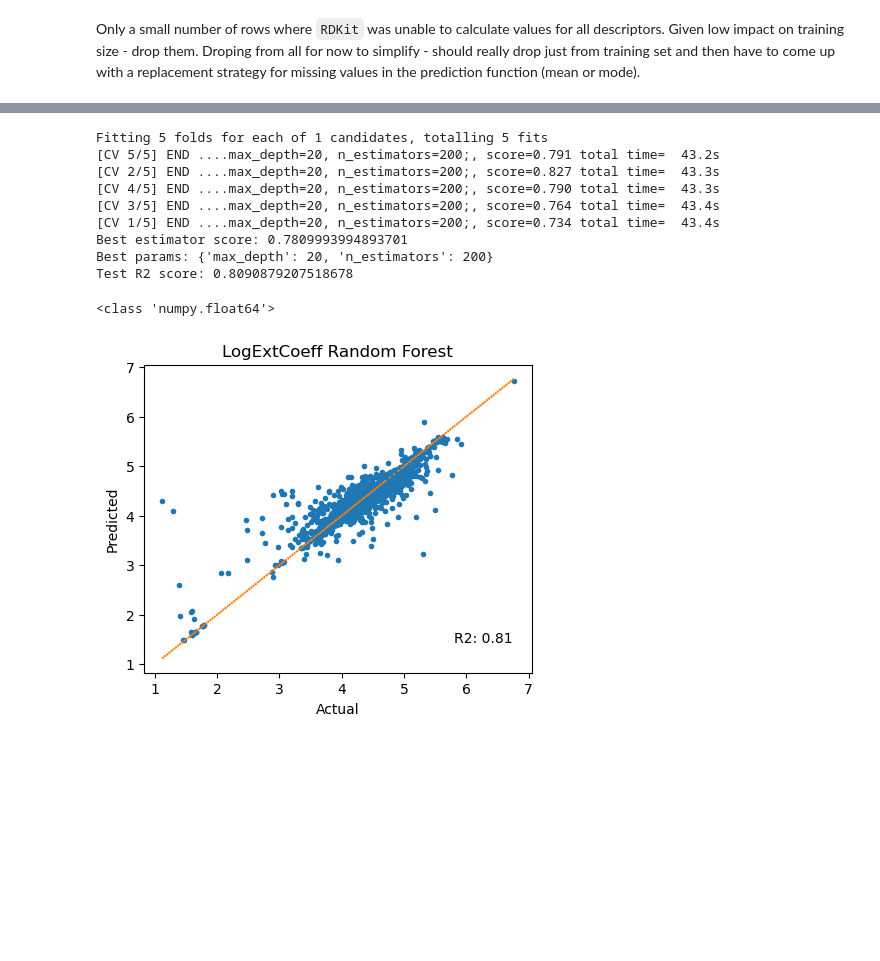
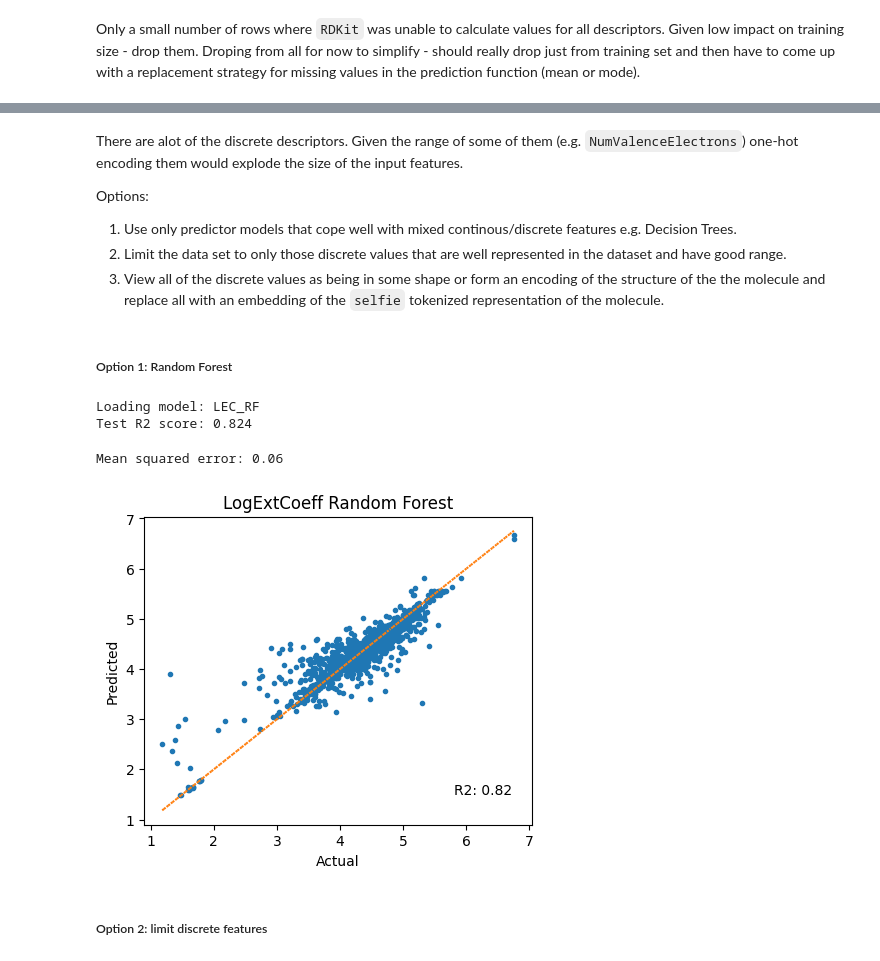
Before and after one commit to ChrisCollison/spectrum, a Jupyter notebook: example_estimators_rdkit.ipynb, the cells around one changed output, grey strips where cells are left out. Saved outputs shown, nothing was run; the diff lists cells and outputs as text; code cells hidden in the pictures; blank space fills up the shorter version.

```diff
--- a/example_estimators_rdkit.ipynb
+++ b/example_estimators_rdkit.ipynb
@@ -105,0 +56,3 @@ Type of y_train: <class 'pandas.core.series.Series'>
+# %%
+# Create a new dataset with the missing values dropped
+lec_data = DataSet("LogExtCoeff", fill_na="drop")
@@ -106,29 +115,34 @@ Type of y_train: <class 'pandas.core.series.Series'>
+# %% [markdown]
+There are alot of the discrete descriptors.  Given the range of some of them (e.g. `NumValenceElectrons`) one-hot encoding them would explode the size of the input features.
+
+Options:
+1. Use only predictor models that cope well with mixed continous/discrete features e.g. Decision Trees.
+2. Limit the data set to only those discrete values that are well represented in the dataset and have good range.
+3. View all of the discrete values as being in some shape or form an encoding of the structure of the the molecule and replace all with an embedding of the `selfie` tokenized representation of the molecule.
+# %% [markdown]
+##### Option 1: Random Forest
 # %%
-# Example of a gridg search of a RandomForestRegressor
+# Example of a grid search of a RandomForestRegressor
 rf = RandomForestRegressor(n_jobs=-1, random_state=42)
 params = {
     'n_estimators': [ 200 ],
     'max_depth': [ 20 ],
 }
 
-grid, y_pred, r2 = grid_search(rf, params, data, scaler=None, save=True, verbose=3)
+grid, y_pred, r2 = grid_search(rf, params, lec_data, scaler=None, model_name="LEC_RF", verbose=3)
 # %% [output]
-Fitting 5 folds for each of 1 candidates, totalling 5 fits
-[CV 5/5] END ....max_depth=20, n_estimators=200;, score=0.791 total time=  43.2s
-[CV 2/5] END ....max_depth=20, n_estimators=200;, score=0.827 total time=  43.3s
-[CV 4/5] END ....max_depth=20, n_estimators=200;, score=0.790 total time=  43.3s
-[CV 3/5] END ....max_depth=20, n_estimators=200;, score=0.764 total time=  43.4s
-[CV 1/5] END ....max_depth=20, n_estimators=200;, score=0.734 total time=  43.4s
-Best estimator score: 0.7809993994893701
-Best params: {'max_depth': 20, 'n_estimators': 200}
-Test R2 score: 0.8090879207518678
+Loading model: LEC_RF
+Test R2 score: 0.824
-# %%
-print(type(r2))
-# %% [output]
-<class 'numpy.float64'>
+# %%
+mse = mean_squared_error(lec_data.y_test["LogExtCoeff"], y_pred)
+print(f"Mean squared error: {mse:.2f}")
+# %% [output]
+Mean squared error: 0.06
 # %%
 
 #Plot the results
-plot_results(data.y_test, y_pred, 'LogExtCoeff Random Forest', r2)
+plot_results(lec_data.y_test['LogExtCoeff'], y_pred, 'LogExtCoeff Random Forest', r2)
 # %% [output]
-[figure, old version]
+[figure, new version]
+# %% [markdown]
+##### Option 2: limit discrete features
```
Also changed, not shown: parts of 24 cells of this notebook, 23 other files.
